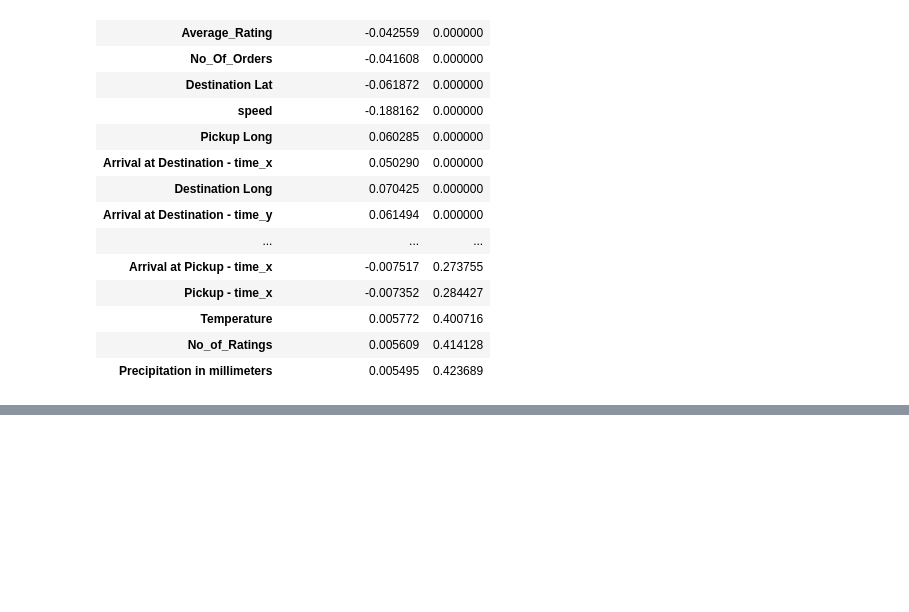
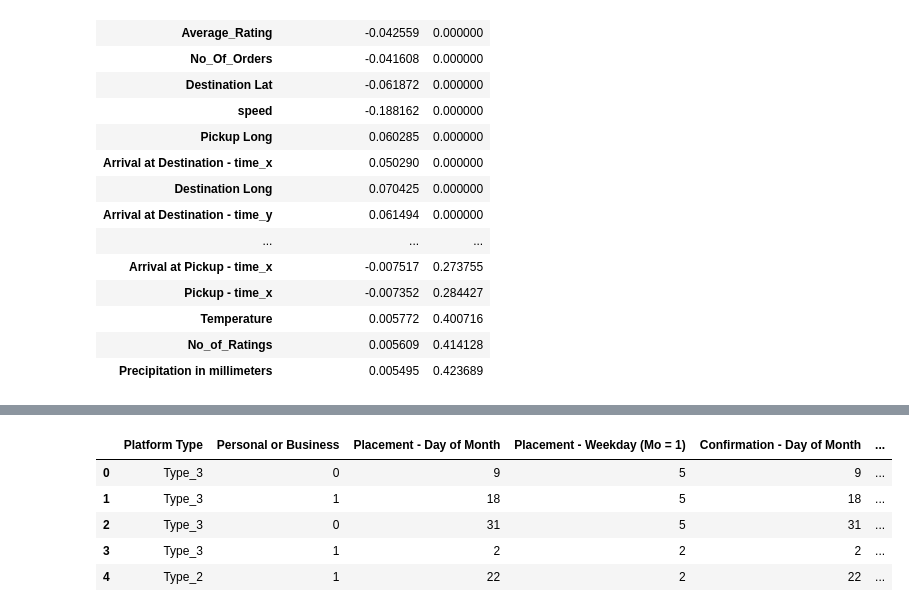
Before and after one commit to Valaska/Team_3_JHB, a Jupyter notebook: Regression_Model_Notebook.ipynb, the cells around one changed output, grey strips where cells are left out. Drawn from its saved outputs; the diff is of its cells as text; code cells hidden in the pictures; blank space fills up the shorter version.

```diff
--- a/Regression_Model_Notebook.ipynb
+++ b/Regression_Model_Notebook.ipynb
@@ -462,3 +462,22 @@ corr[np.abs(corr) > 0.9]
 | Pickup Lat | NaN | NaN | NaN | NaN | NaN | ... |
 | Destination Lat | NaN | NaN | NaN | NaN | NaN | ... |
 | speed | NaN | NaN | NaN | NaN | NaN | ... |
+# %%
+#Change column from object type to integer, 0 and 1
+from sklearn.preprocessing import LabelEncoder
+le = LabelEncoder()
+train_data['Personal or Business'] = le.fit_transform(train_data['Personal or Business'])
+test_data['Personal or Business'] = le.transform(test_data['Personal or Business'])
+# %%
+#Change Platform type from intergers to categories
+train_data['Platform Type'] = train_data['Platform Type'].replace([1, 2, 3, 4], ['Type_1', 'Type_2', 'Type_3', 'Type_4'])
+test_data['Platform Type'] = test_data['Platform Type'].replace([1, 2, 3, 4], ['Type_1', 'Type_2', 'Type_3', 'Type_4'])
+# %%
+train_data.head()
+# %% [output]
+|  | Platform Type | Personal or Business | Placement - Day of Month | Placement - Weekday (Mo = 1) | Confirmation - Day of Month | ... |
+| 0 | Type_3 | 0 | 9 | 5 | 9 | ... |
+| 1 | Type_3 | 1 | 18 | 5 | 18 | ... |
+| 2 | Type_3 | 0 | 31 | 5 | 31 | ... |
+| 3 | Type_3 | 1 | 2 | 2 | 2 | ... |
+| 4 | Type_2 | 1 | 22 | 2 | 22 | ... |
```
Also changed, not shown: parts of 1 cell of this notebook.
